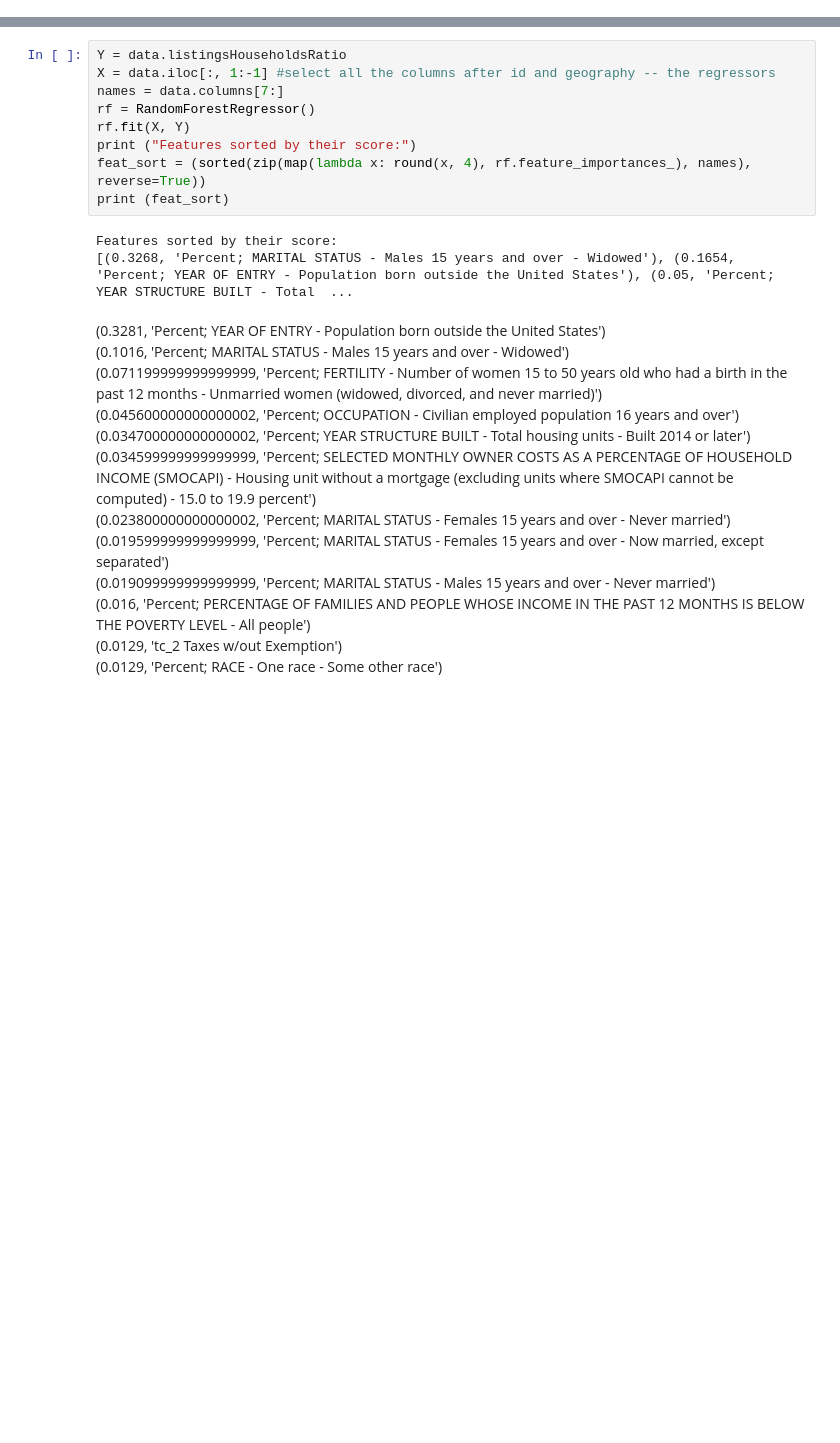
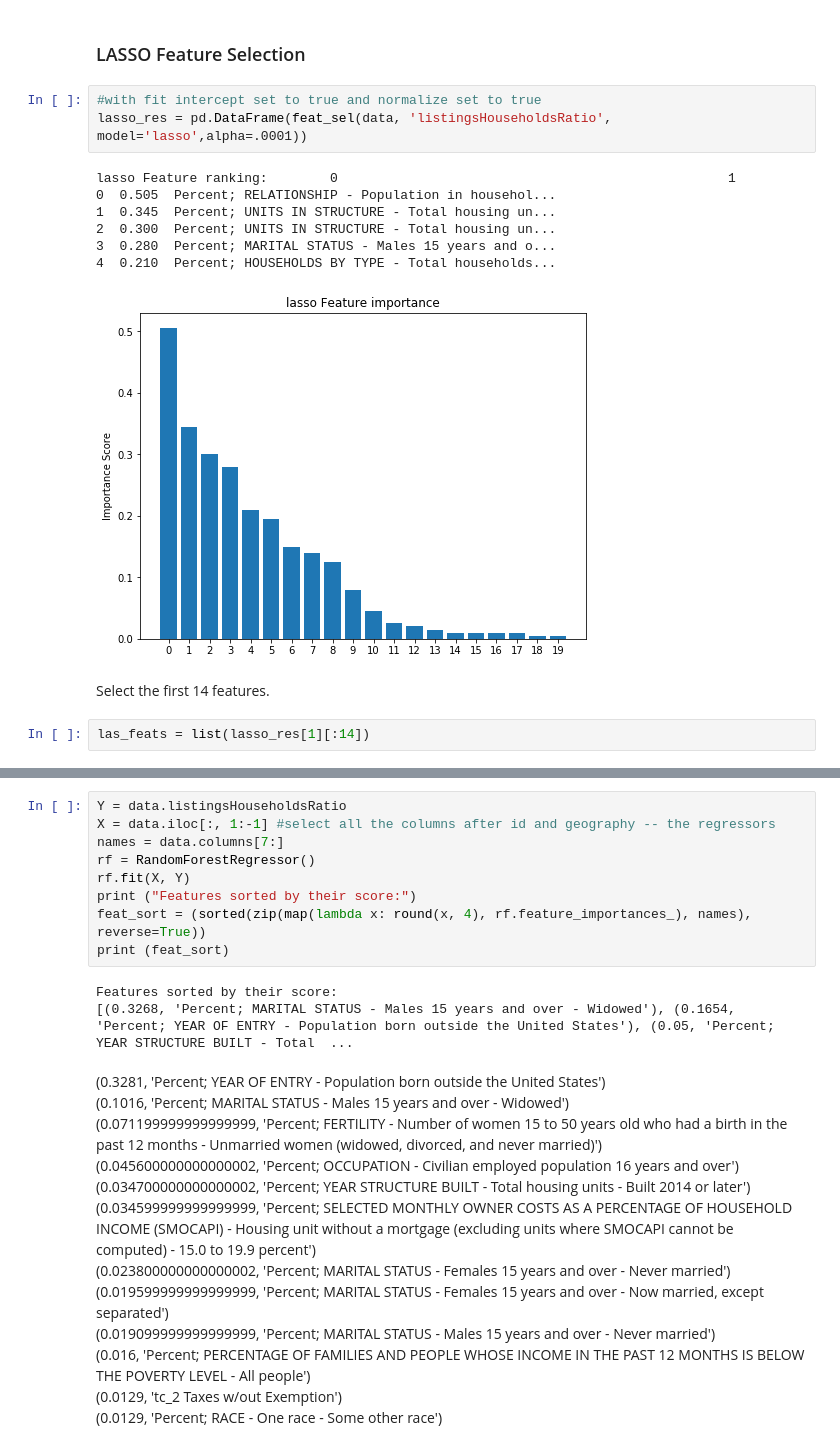
Before and after one commit to sbg389/ads2017, a Jupyter notebook: 5_feature_selection.ipynb, the cells around one changed output, grey strips where cells are left out. Saved outputs shown, nothing was run; the diff lists cells and outputs as text; blank space fills up the shorter version.

```diff
--- a/5_feature_selection.ipynb
+++ b/5_feature_selection.ipynb
@@ -119,0 +154,17 @@ data.drop(['bcode','note',
+# %% [markdown]
+### LASSO Feature Selection
+# %%
+#with fit intercept set to true and normalize set to true
+lasso_res = pd.DataFrame(feat_sel(data, 'listingsHouseholdsRatio', model='lasso',alpha=.0001))
+# %% [output]
+lasso Feature ranking:        0                                                  1
+0  0.505  Percent; RELATIONSHIP - Population in househol...
+1  0.345  Percent; UNITS IN STRUCTURE - Total housing un...
+2  0.300  Percent; UNITS IN STRUCTURE - Total housing un...
+3  0.280  Percent; MARITAL STATUS - Males 15 years and o...
+4  0.210  Percent; HOUSEHOLDS BY TYPE - Total households...
+[figure, added]
+# %% [markdown]
+Select the first 14 features.
+# %%
+las_feats = list(lasso_res[1][:14])
```
Also changed, not shown: parts of 49 cells of this notebook.
